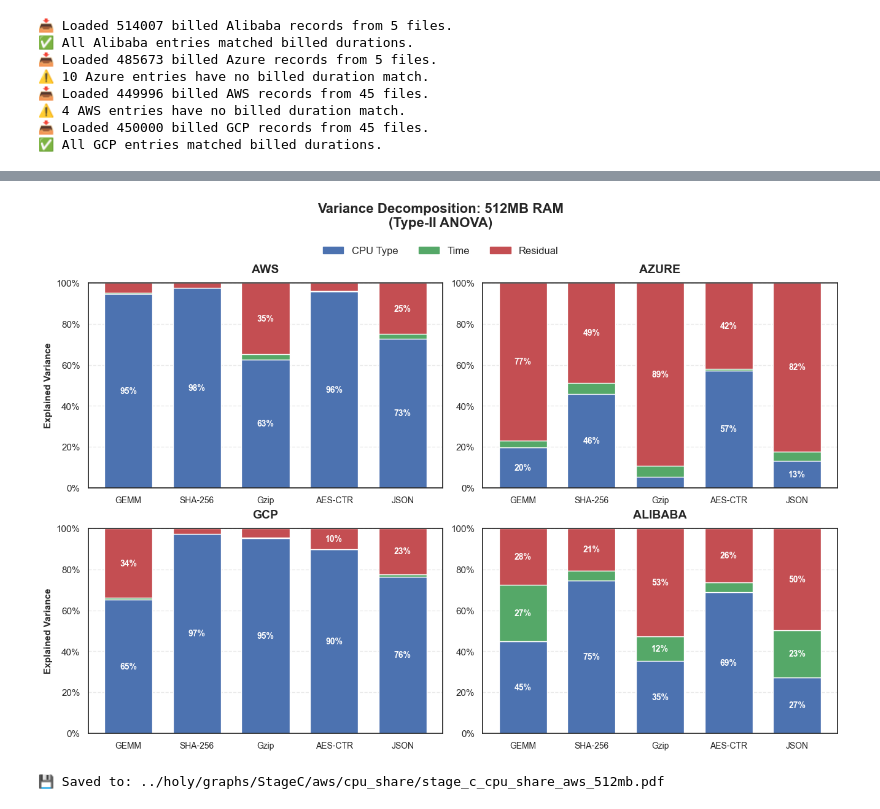
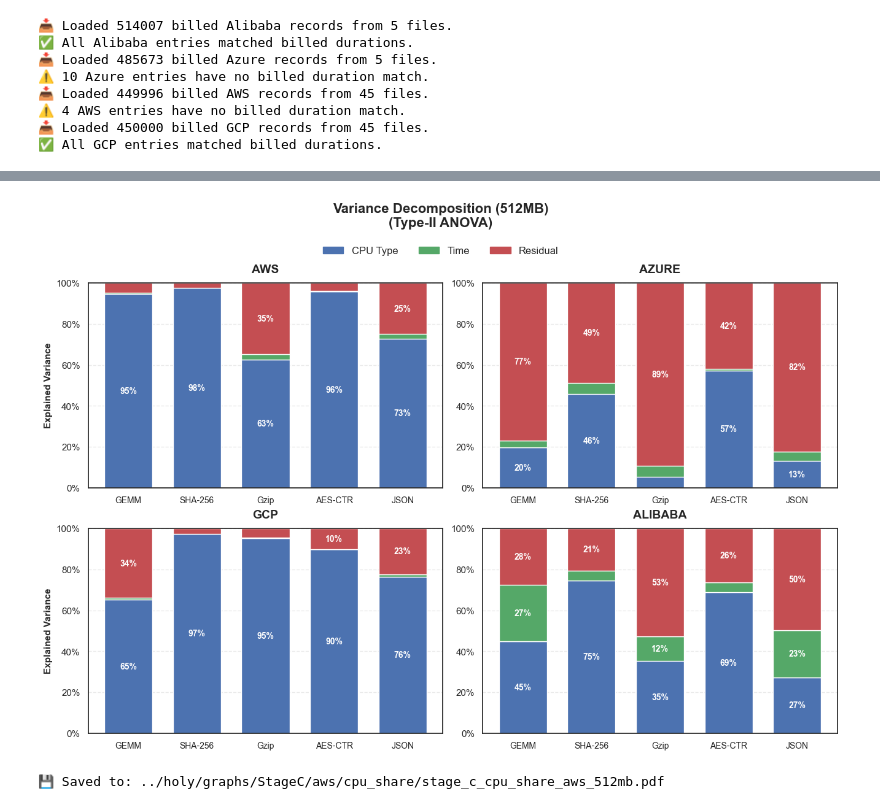
Before and after one commit to Persists/classifaas-results, a Jupyter notebook: stage_c.ipynb, the cells around one changed output, grey strips where cells are left out. Drawn from its saved outputs; the diff is of its cells as text; code cells hidden in the pictures.

```diff
--- a/stage_c.ipynb
+++ b/stage_c.ipynb
@@ -518,35 +518,35 @@ def plot_stage_c_decomposition_2x2(
         ax.set_xticklabels(bench_labels, rotation=0, fontsize=10) # Removed rotation for cleaner look
         ax.set_ylim(0, 100)
         ax.yaxis.set_major_formatter(plt.FuncFormatter(lambda x, _: f'{int(x)}%'))
         ax.grid(axis='y', linestyle='--', alpha=0.4)
 
         if ax_i % 2 == 0:
             ax.set_ylabel("Explained Variance", fontsize=11, fontweight="bold")
 
     # Legend & Title
     handles = [plt.Rectangle((0,0),1,1, color=colors[k]) for k in ["CPU Type", "Time", "Residual"]]
     fig.legend(handles, ["CPU Type", "Time", "Residual"], loc='upper center',
                ncol=3, frameon=False, fontsize=12, bbox_to_anchor=(0.5, 1.05))
 
-    fig.suptitle(f"Variance Decomposition: {memory_size}MB RAM\n({subtitle})",
+    fig.suptitle(f"Variance Decomposition ({memory_size}MB)\n({subtitle})",
                  fontsize=16, fontweight="bold", y=1.12)
 
     if save_dir:
         plt.savefig(f"{save_dir}/{filename or 'decomp.pdf'}", bbox_inches="tight")
 
     plt.show()
     return full_df, fig
 full_df, fig = plot_stage_c_decomposition_2x2(
     df,
     memory_size=512,
     benchmarks=["gemm", "sha256", "gzip", "aesCtr", "json"],
     providers=["aws", "azure", "gcp", "alibaba"],
     min_n=30,
     attribution="type2",      # or "cpu_first" / "time_first"
     save_dir="plots/stage_c",
 )
 # %% [output]
-[figure, old version]
+[figure, new version]
 # %%
 import os
 import numpy as np
```
Also changed, not shown: parts of 1 cell of this notebook, 9 other files.
